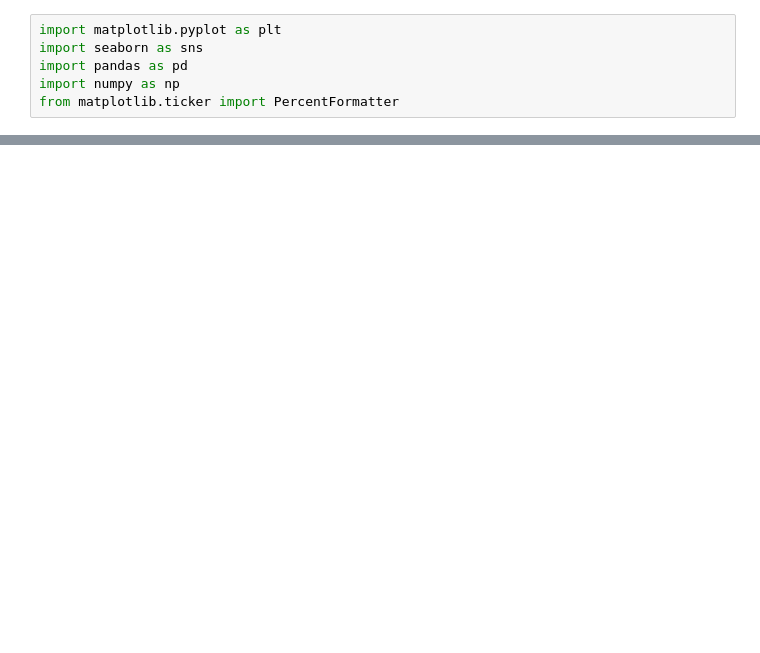
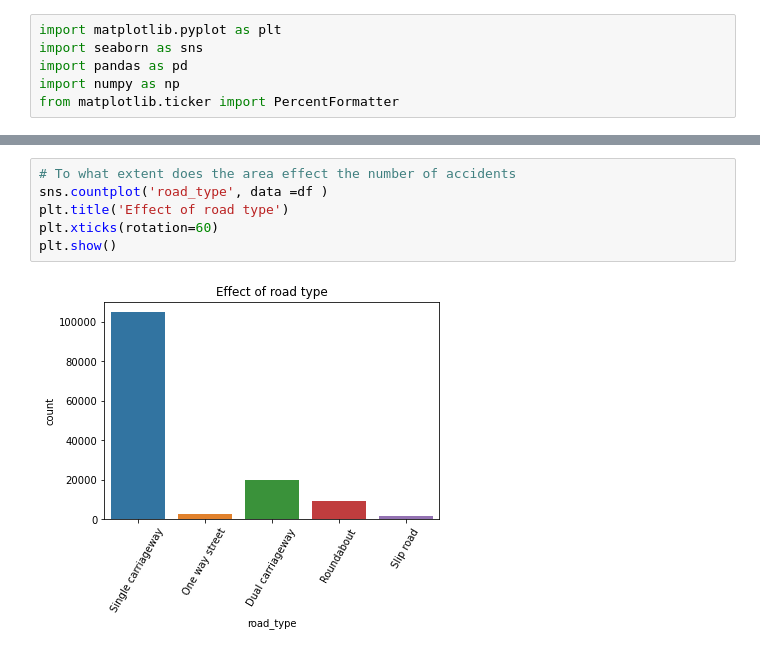
Before and after one commit to allaaamr/DataEngineering, a Jupyter notebook: main.ipynb, the cells around one changed output, grey strips where cells are left out. Drawn from its saved outputs; the diff is of its cells as text; blank space fills up the shorter version.

```diff
--- a/main.ipynb
+++ b/main.ipynb
@@ -17,0 +77,8 @@ df.head()
+# %%
+# To what extent does the area effect the number of accidents
+sns.countplot('road_type', data =df )
+plt.title('Effect of road type')
+plt.xticks(rotation=60)
+plt.show()
+# %% [output]
+[figure, added]
```
Also changed, not shown: parts of 14 cells of this notebook.
